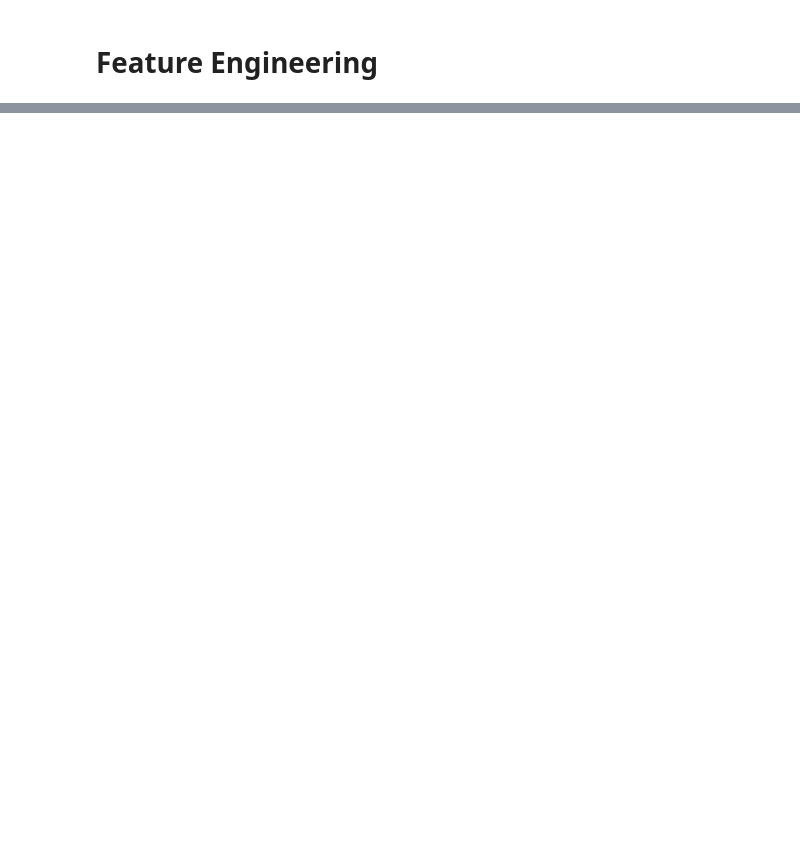
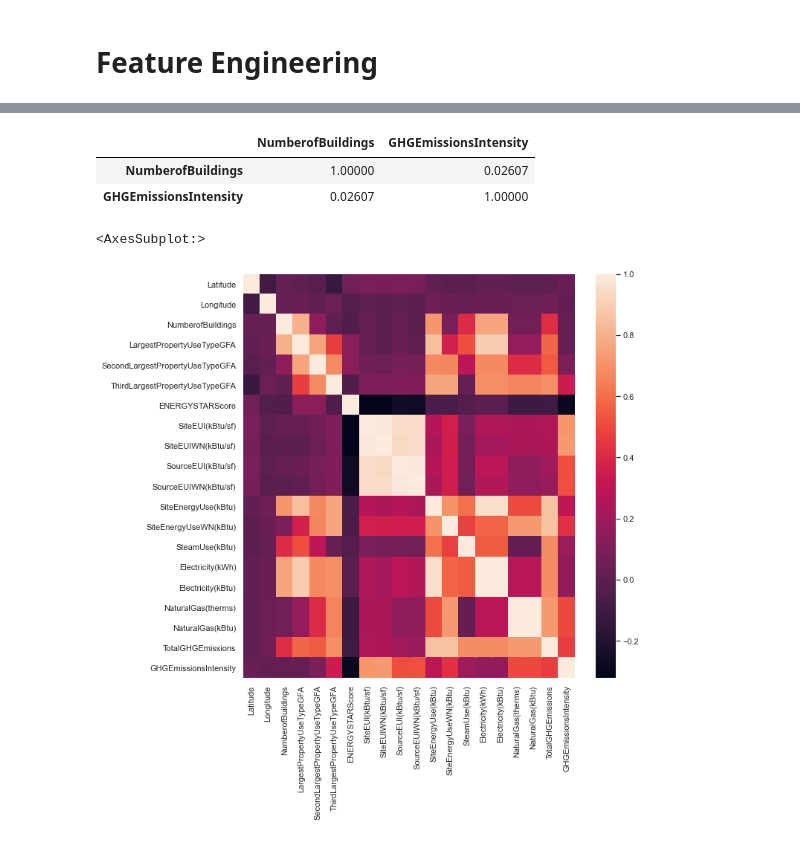
Before and after one commit to ArhurK/P4-Anticipez-les-besoins-en-consommation-de-batiments, a Jupyter notebook: P4.ipynb, the cells around one changed output, grey strips where cells are left out. Saved outputs shown, nothing was run; the diff lists cells and outputs as text; code cells hidden in the pictures; blank space fills up the shorter version.

```diff
--- a/P4.ipynb
+++ b/P4.ipynb
@@ -595,0 +729,12 @@ array(['Hotel', 'Hotel, Parking, Restaurant',
+# %%
+df[['NumberofBuildings','GHGEmissionsIntensity']].corr()
+# %% [output]
+|  | NumberofBuildings | GHGEmissionsIntensity |
+| NumberofBuildings | 1.00000 | 0.02607 |
+| GHGEmissionsIntensity | 0.02607 | 1.00000 |
+# %%
+plt.figure(figsize=(10,10))
+sns.heatmap(df.select_dtypes(include=['float64']).corr())
+# %% [output]
+<AxesSubplot:>
+[figure, added]
```
Also changed, not shown: parts of 12 cells of this notebook.
